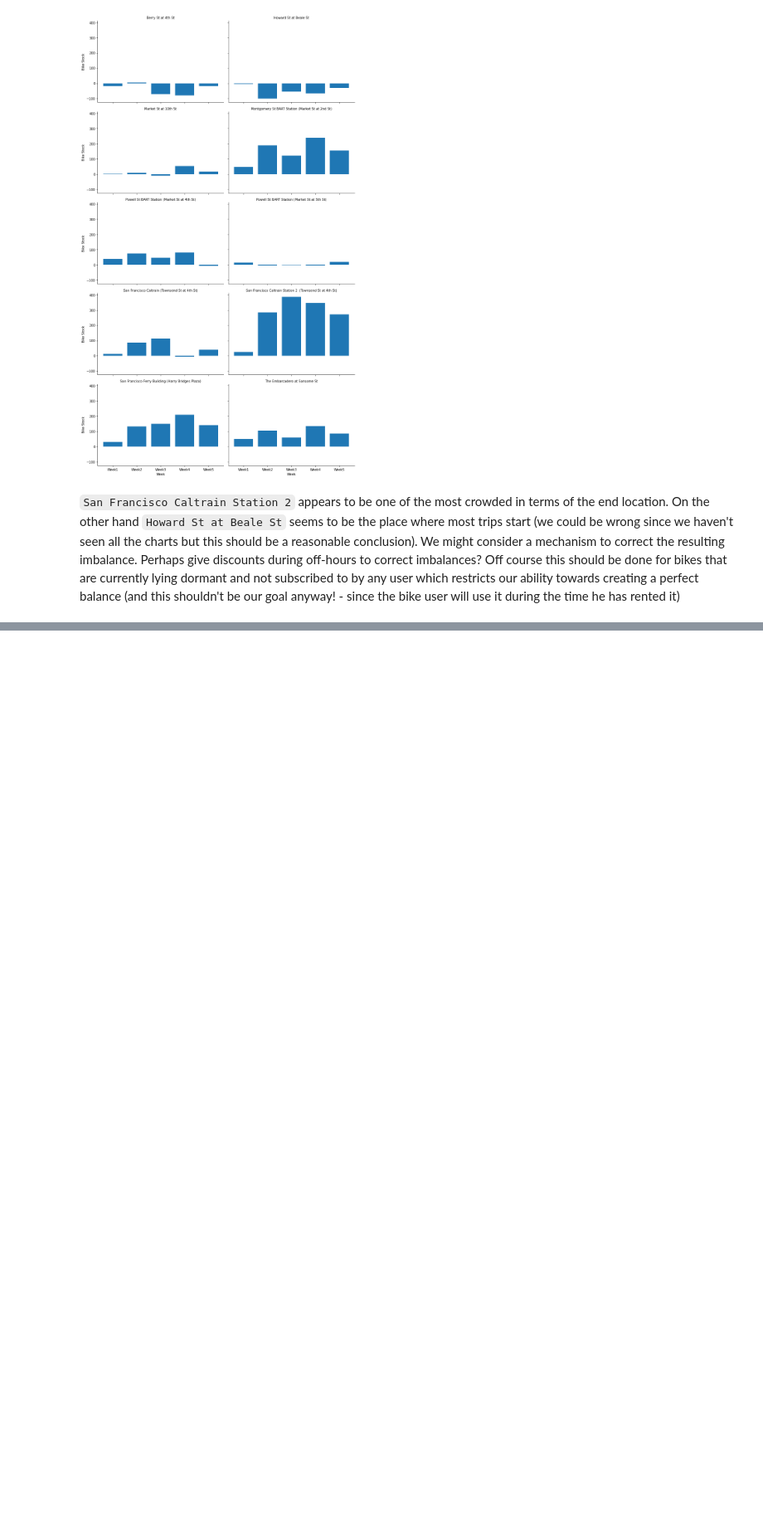
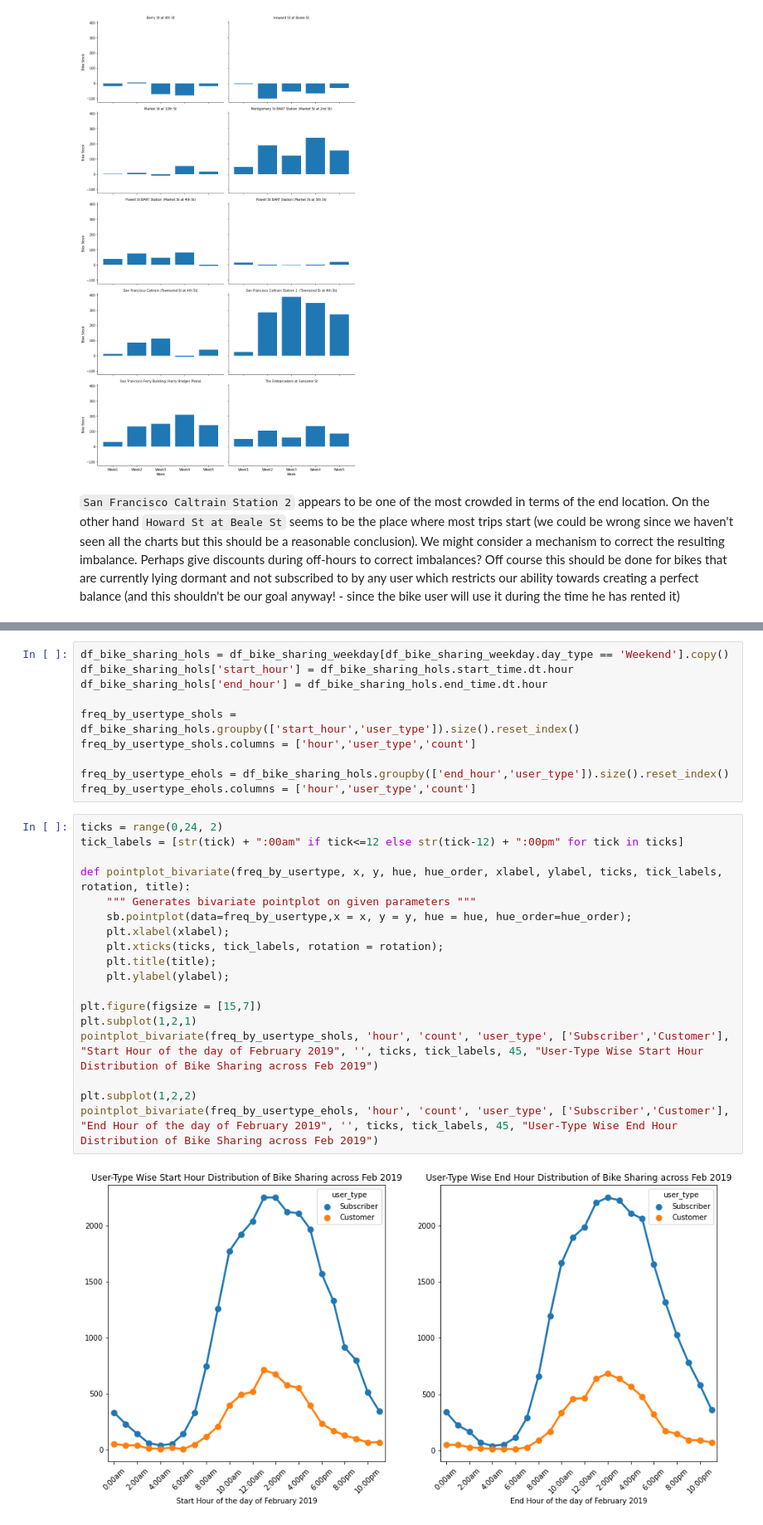
Before and after one commit to Pratik-Sanghavi/Udacity-Data-Analyst-Nanodegree, a Jupyter notebook: Module 5 Project/Ford Go Bike Trip Data.ipynb, the cells around one changed output, grey strips where cells are left out. Shown at 83% size. Drawn from its saved outputs; the diff is of its cells as text; blank space fills up the shorter version.

```diff
--- a/Module 5 Project/Ford Go Bike Trip Data.ipynb
+++ b/Module 5 Project/Ford Go Bike Trip Data.ipynb
@@ -564,0 +682,30 @@ plt.xticks([0,1,2,3,4],['Week1', 'Week2', 'Week3', 'Week4', 'Week5']);
+# %%
+df_bike_sharing_hols = df_bike_sharing_weekday[df_bike_sharing_weekday.day_type == 'Weekend'].copy()
+df_bike_sharing_hols['start_hour'] = df_bike_sharing_hols.start_time.dt.hour
+df_bike_sharing_hols['end_hour'] = df_bike_sharing_hols.end_time.dt.hour
+
+freq_by_usertype_shols = df_bike_sharing_hols.groupby(['start_hour','user_type']).size().reset_index()
+freq_by_usertype_shols.columns = ['hour','user_type','count']
+
+freq_by_usertype_ehols = df_bike_sharing_hols.groupby(['end_hour','user_type']).size().reset_index()
+freq_by_usertype_ehols.columns = ['hour','user_type','count']
+# %%
+ticks = range(0,24, 2)
+tick_labels = [str(tick) + ":00am" if tick<=12 else str(tick-12) + ":00pm" for tick in ticks]
+
+def pointplot_bivariate(freq_by_usertype, x, y, hue, hue_order, xlabel, ylabel, ticks, tick_labels, rotation, title):
+    """ Generates bivariate pointplot on given parameters """
+    sb.pointplot(data=freq_by_usertype,x = x, y = y, hue = hue, hue_order=hue_order);
+    plt.xlabel(xlabel);
+    plt.xticks(ticks, tick_labels, rotation = rotation);
+    plt.title(title);
+    plt.ylabel(ylabel);
+
+plt.figure(figsize = [15,7])
+plt.subplot(1,2,1)
+pointplot_bivariate(freq_by_usertype_shols, 'hour', 'count', 'user_type', ['Subscriber','Customer'], "Start Hour of the day of February 2019", '', ticks, tick_labels, 45, "User-Type Wise Start Hour Distribution of Bike Sharing across Feb 2019")
+
+plt.subplot(1,2,2)
+pointplot_bivariate(freq_by_usertype_ehols, 'hour', 'count', 'user_type', ['Subscriber','Customer'], "End Hour of the day of February 2019", '', ticks, tick_labels, 45, "User-Type Wise End Hour Distribution of Bike Sharing across Feb 2019")
+# %% [output]
+[figure, added]
```
Also changed, not shown: parts of 85 cells of this notebook, 4 other files.
